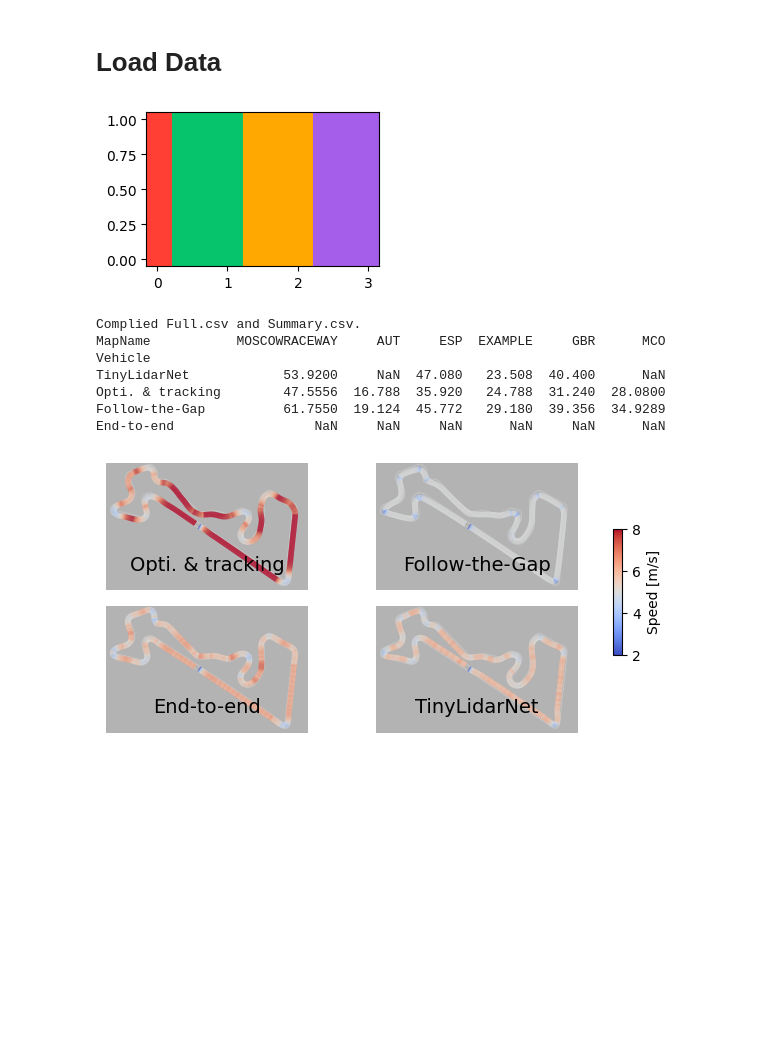
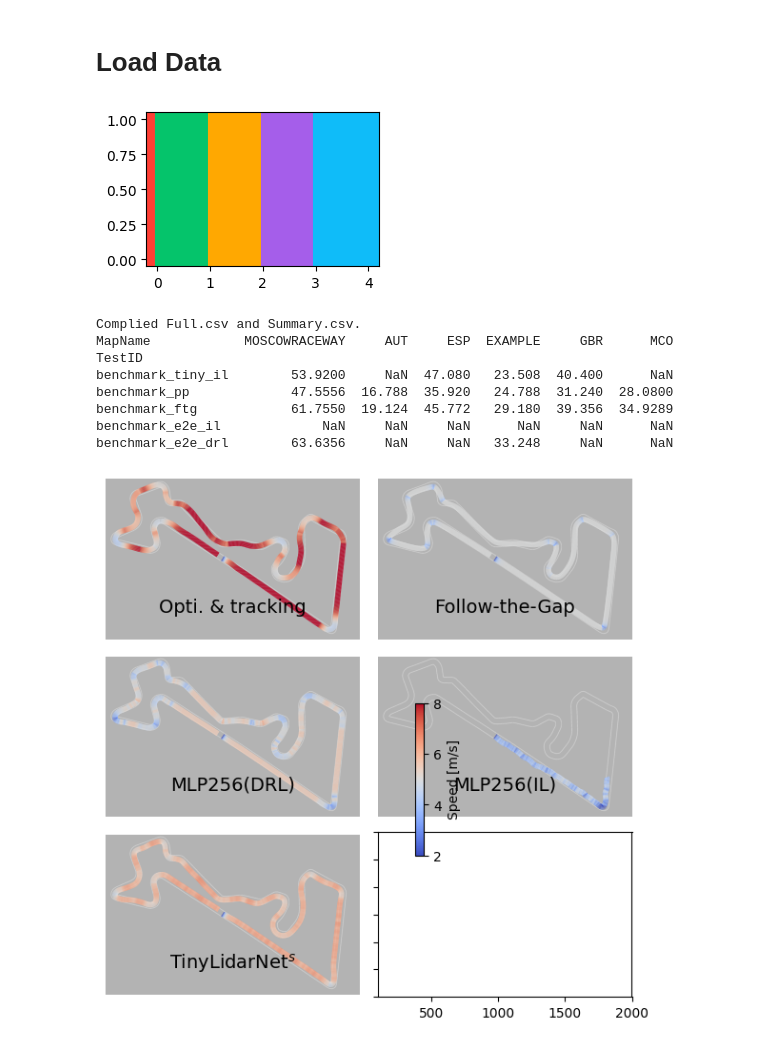
Before and after one commit to bakhbyergyen7/f1tenth_benchmarks, a Jupyter notebook: f1tenth_benchmarks/benchmark_results/tiny_notebook.ipynb, the cells around one changed output. Saved outputs shown, nothing was run; the diff lists cells and outputs as text; code cells hidden in the pictures; blank space fills up the shorter version.

```diff
--- a/f1tenth_benchmarks/benchmark_results/tiny_notebook.ipynb
+++ b/f1tenth_benchmarks/benchmark_results/tiny_notebook.ipynb
@@ -46,28 +46,28 @@ Complied Full.csv and Summary.csv.
 # %% [markdown]
 # Load Data
 # %%
-planners = ['GlobalPlanPP', "FollowTheGap", "EndToEnd", "TinyLidarNet"]
+planners = ['GlobalPlanPP', "FollowTheGap", "EndToEnd", "EndToEnd",  "TinyLidarNet"]
 #planners = ['GlobalPlanPP', "GlobalPlanMPCC", "EndToEnd", "TinyLidarNet"]
 
 # test_ids = ["benchmark"] * 4
-test_ids = ["benchmark_pp", "benchmark_ftg", "benchmark_e2e_il", "benchmark_tiny_il"]
+test_ids = ["benchmark_pp", "benchmark_ftg","benchmark_e2e_drl", "benchmark_e2e_il", "benchmark_tiny_il"]
 #test_ids = ["mu90_steps4", "mu90_steps4", "benchmark_drl", "benchmark_tinylidar"]
 
 
-neat_planner_names = ["Opti. & tracking", "Follow-the-Gap", "End-to-end", "TinyLidarNet"]
+neat_planner_names = ["Opti. & tracking", "Follow-the-Gap", "MLP256(DRL)", "MLP256(IL)", "TinyLidarNet$^s$"]
 #neat_planner_names = ["Opti. & tracking", "MPCC", "End-to-end", "TinyLidarNet"]
 
 n_planners = len(planners)
 map_list = ["example","MoscowRaceway"]
 
 #planner_colors = [chrome_yellow, lighter_purple]
-planner_colors = [red_orange, sweedish_green, chrome_yellow, lighter_purple]
+planner_colors = [red_orange, sweedish_green, chrome_yellow, lighter_purple, disco_ball]
 
 plt.figure(figsize=(3, 2))
 for i in range(n_planners):
     plt.plot([i, i], [0, 1], color=planner_colors[i], linewidth=80)
 # %% [output]
-[figure, old version]
+[figure, new version]
 # %%
 process_data()
 
@@ -77,22 +77,23 @@ results_df = results_df.loc[results_df.TestID.isin(test_ids)]
 
 # print(results_df)
 
-times_df = results_df[['Vehicle', 'MapName', 'AvgTime']]
-times_df = times_df.pivot(index="Vehicle", columns="MapName", values="AvgTime")
+times_df = results_df[['TestID', 'MapName', 'AvgTime']]
+times_df = times_df.pivot(index="TestID", columns="MapName", values="AvgTime")
 times_df.columns = times_df.columns.str.upper()
 times_df.rename(index=dict(zip(planners, neat_planner_names)), inplace=True)
-times_df.sort_values(by="Vehicle", inplace=True, ascending=False)
+times_df.sort_values(by="TestID", inplace=True, ascending=False)
 print(times_df)
 
 times_df.to_latex(f"{save_path}benchmark_laptimes.tex", float_format="%.2f")
 # %% [output]
 Complied Full.csv and Summary.csv.
-MapName           MOSCOWRACEWAY     AUT     ESP  EXAMPLE     GBR      MCO
-Vehicle
-TinyLidarNet            53.9200     NaN  47.080   23.508  40.400      NaN
-Opti. & tracking        47.5556  16.788  35.920   24.788  31.240  28.0800
-Follow-the-Gap          61.7550  19.124  45.772   29.180  39.356  34.9289
-End-to-end                  NaN     NaN     NaN      NaN     NaN      NaN
+MapName            MOSCOWRACEWAY     AUT     ESP  EXAMPLE     GBR      MCO
+TestID
+benchmark_tiny_il        53.9200     NaN  47.080   23.508  40.400      NaN
+benchmark_pp             47.5556  16.788  35.920   24.788  31.240  28.0800
+benchmark_ftg            61.7550  19.124  45.772   29.180  39.356  34.9289
+benchmark_e2e_il             NaN     NaN     NaN      NaN     NaN      NaN
+benchmark_e2e_drl        63.6356     NaN     NaN   33.248     NaN      NaN
 # %%
 plot_map = "MoscowRaceway"
 lap_n = 3
@@ -103,42 +104,44 @@ lap_dfs = []
 for i, planner_name in enumerate(planners):
     data = np.load(f"/home/m810z573/Downloads/f1tenth_benchmarks/f1tenth_benchmarks/benchmark_results/Logs/{planner_name}/RawData_{test_ids[i]}/SimLog_{plot_map}_{lap_n}.npy")[1:, :] #remove first repeated entry
     df = pd.DataFrame(data, columns=["x", "y", "steer", "speed", "yaw", "yaw_rate", "slip", "steer_a", "speed_a", "progress"])
-    df["planner"] = planner_name
+    #df["planner"] = planner_name
+    df["planner"] = test_ids[i]
 
     lap_dfs.append(df)
 lap_df = pd.concat(lap_dfs)
 
-fig, axs = plt.subplots(2, 2, figsize=(6., 3), sharex=True, sharey=True)
+fig, axs = plt.subplots(3, 2, figsize=(6., 6), sharex=True, sharey=True)
 axs_list = axs.flatten()
 for i in range(n_planners):
     plt.sca(axs_list[i])
     map_data.plot_map_img()
 
-    df = lap_df[lap_df["planner"] == planners[i]]
+    #df = lap_df[lap_df["planner"] == planners[i]]
+    df = lap_df[lap_df["planner"] == test_ids[i]]
     xs, ys = map_data.xy2rc(df.x, df.y)
     pts = np.array([xs, ys]).T.reshape(-1, 1, 2)
     segments = np.concatenate([pts[:-1], pts[1:]], axis=1)
     norm = plt.Normalize(2, 8)
     lc = LineCollection(segments, cmap='coolwarm', norm=norm)
     lc.set_array(df.speed.values)
     lc.set_linewidth(4)
     line = plt.gca().add_collection(lc)
 
     plt.axis('off')
     axs_list[i].set_aspect('equal')
     plt.xlim(100, 2000)
     plt.ylim(400, 1600)
     # plt.xlim(300, 1300)
     # plt.ylim(300, 1300)
     plt.text(0.5, 0.2, neat_planner_names[i], horizontalalignment='center', verticalalignment='center', transform=axs_list[i].transAxes, size=14)
 
 ax = plt.gca()
 cax = fig.add_axes([ax.get_position().x1+0.09, ax.get_position().y0+0.2, 0.015, ax.get_position().height*1.2])
 plt.colorbar(line, cax=cax, label="Speed [m/s]", ticks=[2, 4, 6, 8])
 
 plt.tight_layout()
 plt.savefig(f"{save_path}speed_trajectories_{plot_map}.pdf", bbox_inches='tight')
 # %% [output]
-[figure, old version]
+[figure, new version]
 # %%
 map_name = "MoscowRaceway"
```
Also changed, not shown: parts of 2 cells of this notebook, 14 other files.
